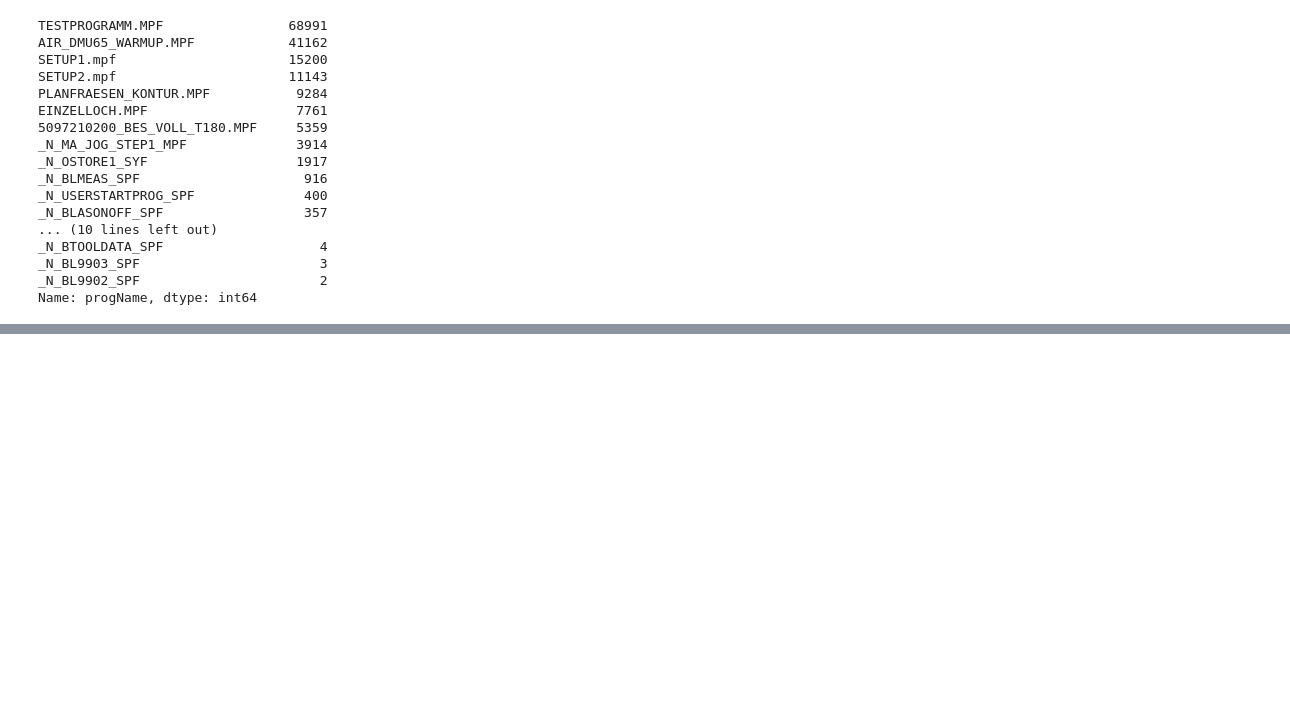
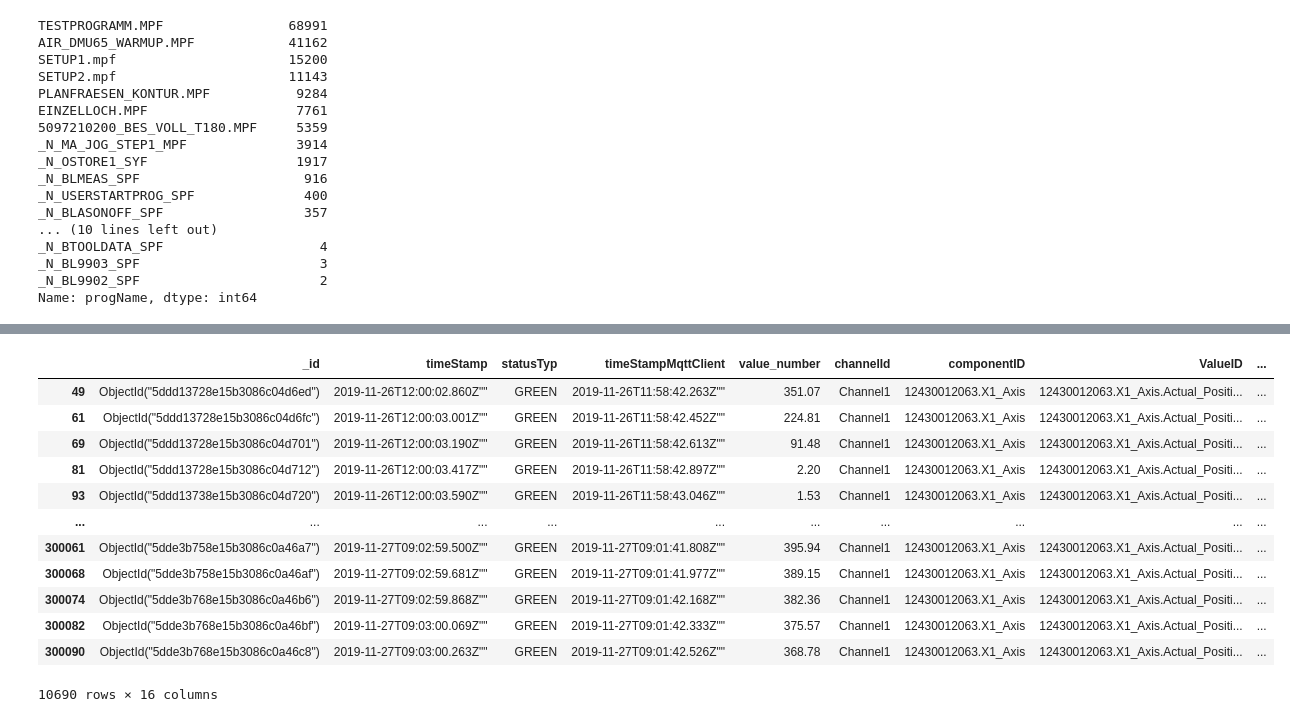
Before and after one commit to Xavubil/master_project_machine_learning, a Jupyter notebook: data_exploration/01-file_parsing.ipynb, the cells around one changed output, grey strips where cells are left out. Saved outputs shown, nothing was run; the diff lists cells and outputs as text; code cells hidden in the pictures; blank space fills up the shorter version.

```diff
--- a/data_exploration/01-file_parsing.ipynb
+++ b/data_exploration/01-file_parsing.ipynb
@@ -522,0 +587,18 @@ Name: progName, dtype: int64
+# %%
+df_valuesCSVfilterX = df_valuesCSV[df_valuesCSV.ValueID == '12430012063.X1_Axis.Actual_Position_MCS']
+# %%
+df_valuesCSVfilterX.head(-1)
+# %% [output]
+|  | _id | timeStamp | statusTyp | timeStampMqttClient | value_number | channelId | componentID | ValueID | ... |
+| 49 | ObjectId("5ddd13728e15b3086c04d6ed") | 2019-11-26T12:00:02.860Z"" | GREEN | 2019-11-26T11:58:42.263Z"" | 351.07 | Channel1 | 12430012063.X1_Axis | 12430012063.X1_Axis.Actual_Positi... | ... |
+| 61 | ObjectId("5ddd13728e15b3086c04d6fc") | 2019-11-26T12:00:03.001Z"" | GREEN | 2019-11-26T11:58:42.452Z"" | 224.81 | Channel1 | 12430012063.X1_Axis | 12430012063.X1_Axis.Actual_Positi... | ... |
+| 69 | ObjectId("5ddd13728e15b3086c04d701") | 2019-11-26T12:00:03.190Z"" | GREEN | 2019-11-26T11:58:42.613Z"" | 91.48 | Channel1 | 12430012063.X1_Axis | 12430012063.X1_Axis.Actual_Positi... | ... |
+| 81 | ObjectId("5ddd13728e15b3086c04d712") | 2019-11-26T12:00:03.417Z"" | GREEN | 2019-11-26T11:58:42.897Z"" | 2.20 | Channel1 | 12430012063.X1_Axis | 12430012063.X1_Axis.Actual_Positi... | ... |
+| 93 | ObjectId("5ddd13738e15b3086c04d720") | 2019-11-26T12:00:03.590Z"" | GREEN | 2019-11-26T11:58:43.046Z"" | 1.53 | Channel1 | 12430012063.X1_Axis | 12430012063.X1_Axis.Actual_Positi... | ... |
+| ... | ... | ... | ... | ... | ... | ... | ... | ... | ... |
+| 300061 | ObjectId("5dde3b758e15b3086c0a46a7") | 2019-11-27T09:02:59.500Z"" | GREEN | 2019-11-27T09:01:41.808Z"" | 395.94 | Channel1 | 12430012063.X1_Axis | 12430012063.X1_Axis.Actual_Positi... | ... |
+| 300068 | ObjectId("5dde3b758e15b3086c0a46af") | 2019-11-27T09:02:59.681Z"" | GREEN | 2019-11-27T09:01:41.977Z"" | 389.15 | Channel1 | 12430012063.X1_Axis | 12430012063.X1_Axis.Actual_Positi... | ... |
+| 300074 | ObjectId("5dde3b768e15b3086c0a46b6") | 2019-11-27T09:02:59.868Z"" | GREEN | 2019-11-27T09:01:42.168Z"" | 382.36 | Channel1 | 12430012063.X1_Axis | 12430012063.X1_Axis.Actual_Positi... | ... |
+| 300082 | ObjectId("5dde3b768e15b3086c0a46bf") | 2019-11-27T09:03:00.069Z"" | GREEN | 2019-11-27T09:01:42.333Z"" | 375.57 | Channel1 | 12430012063.X1_Axis | 12430012063.X1_Axis.Actual_Positi... | ... |
+| 300090 | ObjectId("5dde3b768e15b3086c0a46c8") | 2019-11-27T09:03:00.263Z"" | GREEN | 2019-11-27T09:01:42.526Z"" | 368.78 | Channel1 | 12430012063.X1_Axis | 12430012063.X1_Axis.Actual_Positi... | ... |
+10690 rows × 16 columns
```
Also changed, not shown: parts of 16 cells of this notebook, 1 other file.
